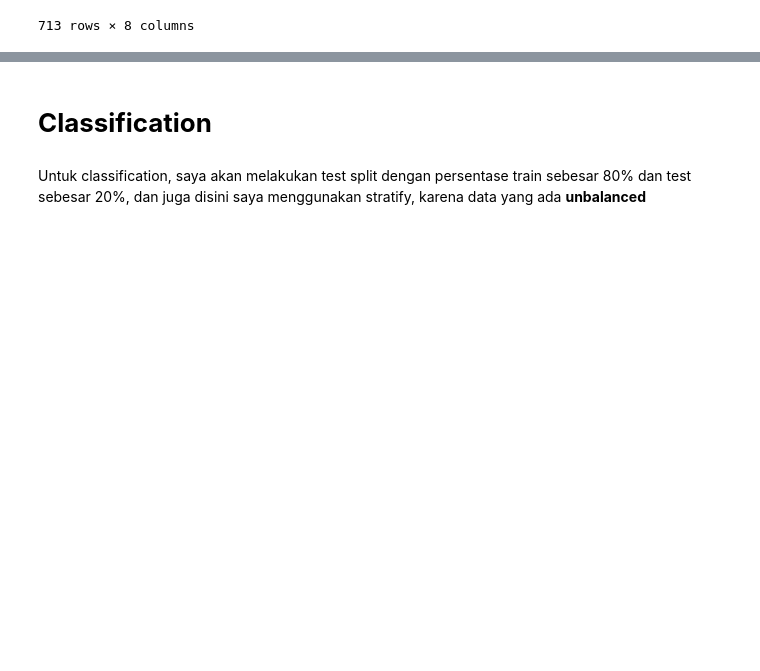
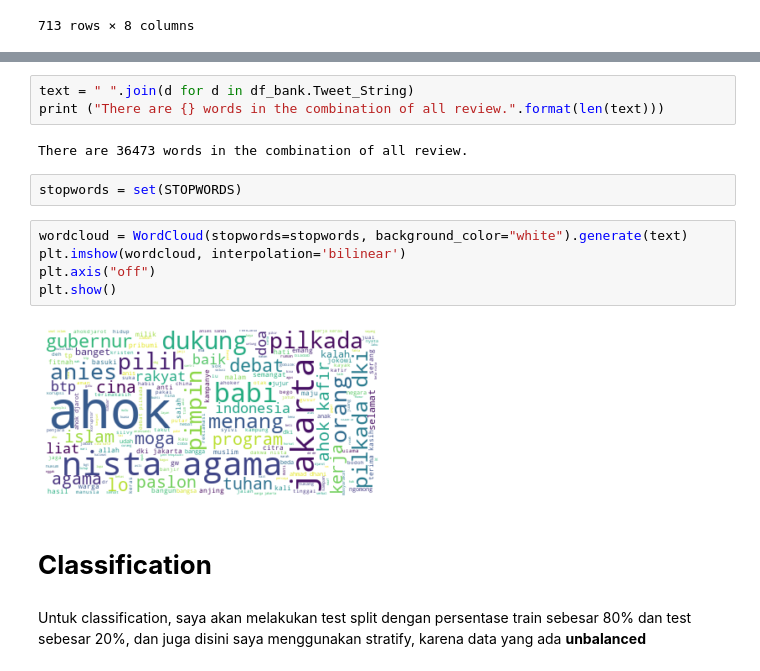
Before and after one commit to dealtron/Hate-Speech-Detection, a Jupyter notebook: IDHSD.ipynb, the cells around one changed output, grey strips where cells are left out. Saved outputs shown, nothing was run; the diff lists cells and outputs as text; blank space fills up the shorter version.

```diff
--- a/IDHSD.ipynb
+++ b/IDHSD.ipynb
@@ -342,3 +354,17 @@ df_bank
+# %%
+text = " ".join(d for d in df_bank.Tweet_String)
+print ("There are {} words in the combination of all review.".format(len(text)))
+# %% [output]
+There are 36473 words in the combination of all review.
+# %%
+stopwords = set(STOPWORDS)
+# %%
+wordcloud = WordCloud(stopwords=stopwords, background_color="white").generate(text)
+plt.imshow(wordcloud, interpolation='bilinear')
+plt.axis("off")
+plt.show()
+# %% [output]
+[figure, added]
 # %% [markdown]
 # **Classification**
 # %% [markdown]
```
Also changed, not shown: parts of 25 cells of this notebook.
